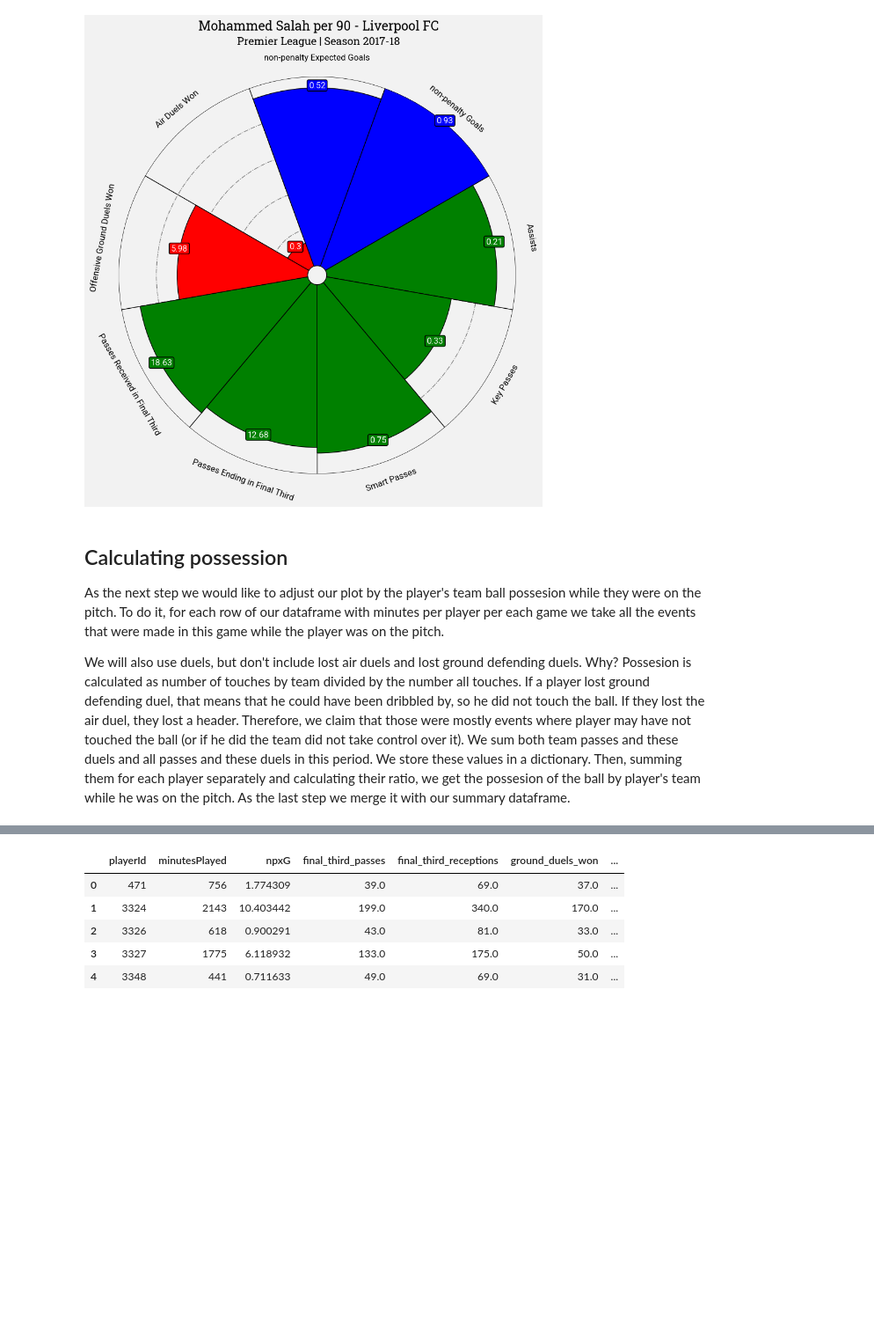
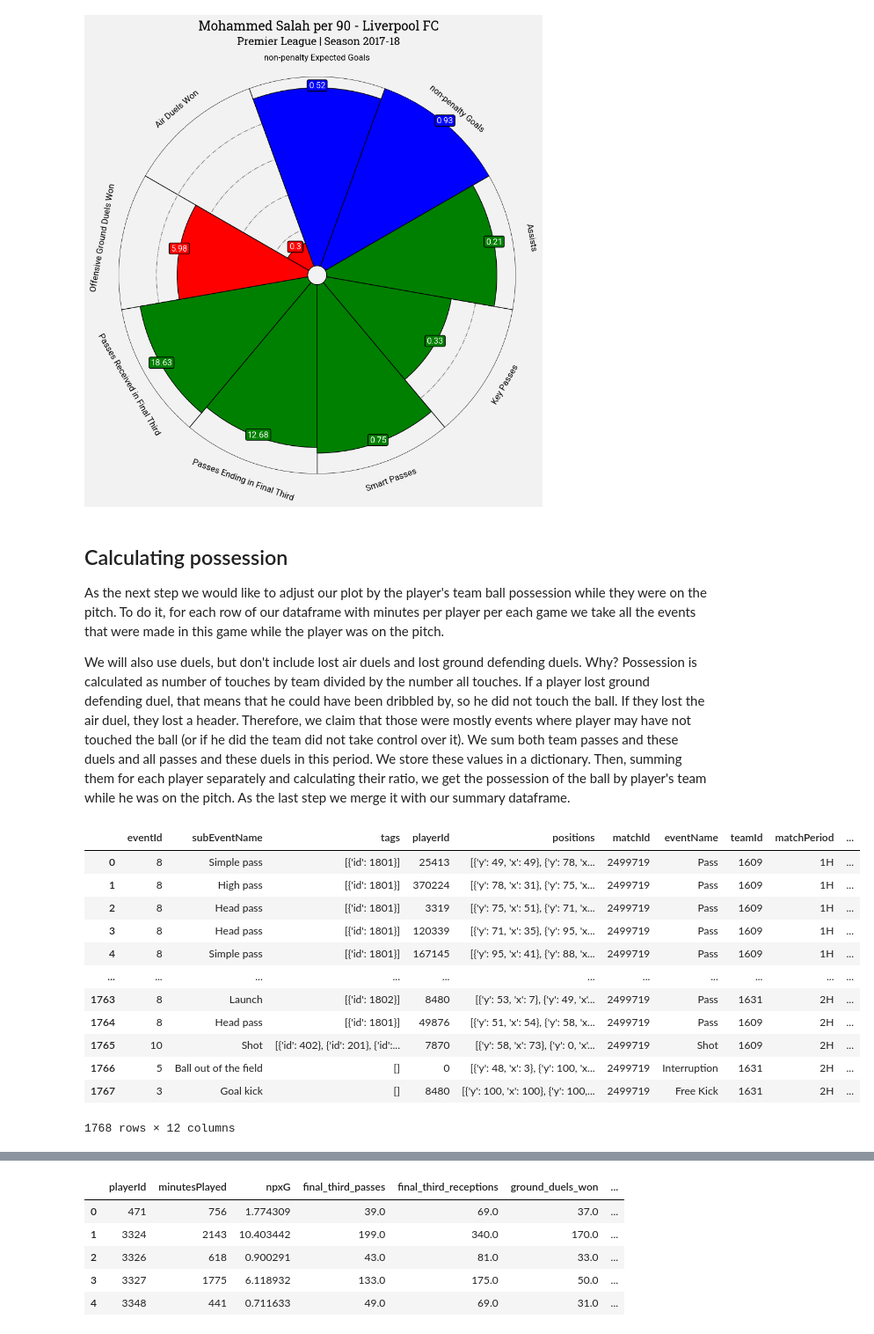
Before and after one commit to AGraciaSipan/soccermatics, a Jupyter notebook: 3.Scouting/plot_RadarPlot.ipynb, the cells around one changed output, grey strips where cells are left out. Shown at 88% size. Cells and saved outputs as stored; diff of their text form; code cells hidden in the pictures; blank space fills up the shorter version.

```diff
--- a/3.Scouting/plot_RadarPlot.ipynb
+++ b/3.Scouting/plot_RadarPlot.ipynb
@@ -531,15 +531,31 @@ plt.show()
 [figure]
 # %% [markdown]
 ## Calculating possession
-As the next step we would like to adjust our plot by the player's team ball possesion while they
+As the next step we would like to adjust our plot by the player's team ball possession while they
 were on the pitch. To do it, for each row of our dataframe with minutes per player per each game
 we take all the events that were made in this game while the player was on the pitch.
 
 We will also use duels, but
-don't include lost air duels and lost ground defending duels. Why? Possesion is calculated as number of touches by team divided
+don't include lost air duels and lost ground defending duels. Why? Possession is calculated as number of touches by team divided
 by the number all touches. If a player lost ground defending duel, that means that he could have been dribbled by, so he did not
 touch the ball. If they lost the air duel, they lost a header. Therefore, we claim that those were mostly events where player may have not
 touched the ball (or if he did the team did not take control over it). We sum
 both team passes and these duels and all passes and these duels in this period. We store these values in a
 dictionary. Then, summing them for each player separately and calculating their ratio, we get
-the possesion of the ball by player's team while he was on the pitch. As the last step we merge it with our summary dataframe.
+the possession of the ball by player's team while he was on the pitch. As the last step we merge it with our summary dataframe.
+# %%
+match_df
+# %% [output]
+|  | eventId | subEventName | tags | playerId | positions | matchId | eventName | teamId | matchPeriod | ... |
+| 0 | 8 | Simple pass | [{'id': 1801}] | 25413 | [{'y': 49, 'x': 49}, {'y': 78, 'x... | 2499719 | Pass | 1609 | 1H | ... |
+| 1 | 8 | High pass | [{'id': 1801}] | 370224 | [{'y': 78, 'x': 31}, {'y': 75, 'x... | 2499719 | Pass | 1609 | 1H | ... |
+| 2 | 8 | Head pass | [{'id': 1801}] | 3319 | [{'y': 75, 'x': 51}, {'y': 71, 'x... | 2499719 | Pass | 1609 | 1H | ... |
+| 3 | 8 | Head pass | [{'id': 1801}] | 120339 | [{'y': 71, 'x': 35}, {'y': 95, 'x... | 2499719 | Pass | 1609 | 1H | ... |
+| 4 | 8 | Simple pass | [{'id': 1801}] | 167145 | [{'y': 95, 'x': 41}, {'y': 88, 'x... | 2499719 | Pass | 1609 | 1H | ... |
+| ... | ... | ... | ... | ... | ... | ... | ... | ... | ... | ... |
+| 1763 | 8 | Launch | [{'id': 1802}] | 8480 | [{'y': 53, 'x': 7}, {'y': 49, 'x'... | 2499719 | Pass | 1631 | 2H | ... |
+| 1764 | 8 | Head pass | [{'id': 1801}] | 49876 | [{'y': 51, 'x': 54}, {'y': 58, 'x... | 2499719 | Pass | 1609 | 2H | ... |
+| 1765 | 10 | Shot | [{'id': 402}, {'id': 201}, {'id':... | 7870 | [{'y': 58, 'x': 73}, {'y': 0, 'x'... | 2499719 | Shot | 1609 | 2H | ... |
+| 1766 | 5 | Ball out of the field | [] | 0 | [{'y': 48, 'x': 3}, {'y': 100, 'x... | 2499719 | Interruption | 1631 | 2H | ... |
+| 1767 | 3 | Goal kick | [] | 8480 | [{'y': 100, 'x': 100}, {'y': 100,... | 2499719 | Free Kick | 1631 | 2H | ... |
+1768 rows × 12 columns
```
Also changed, not shown: parts of 7 cells of this notebook, 2 other files.
